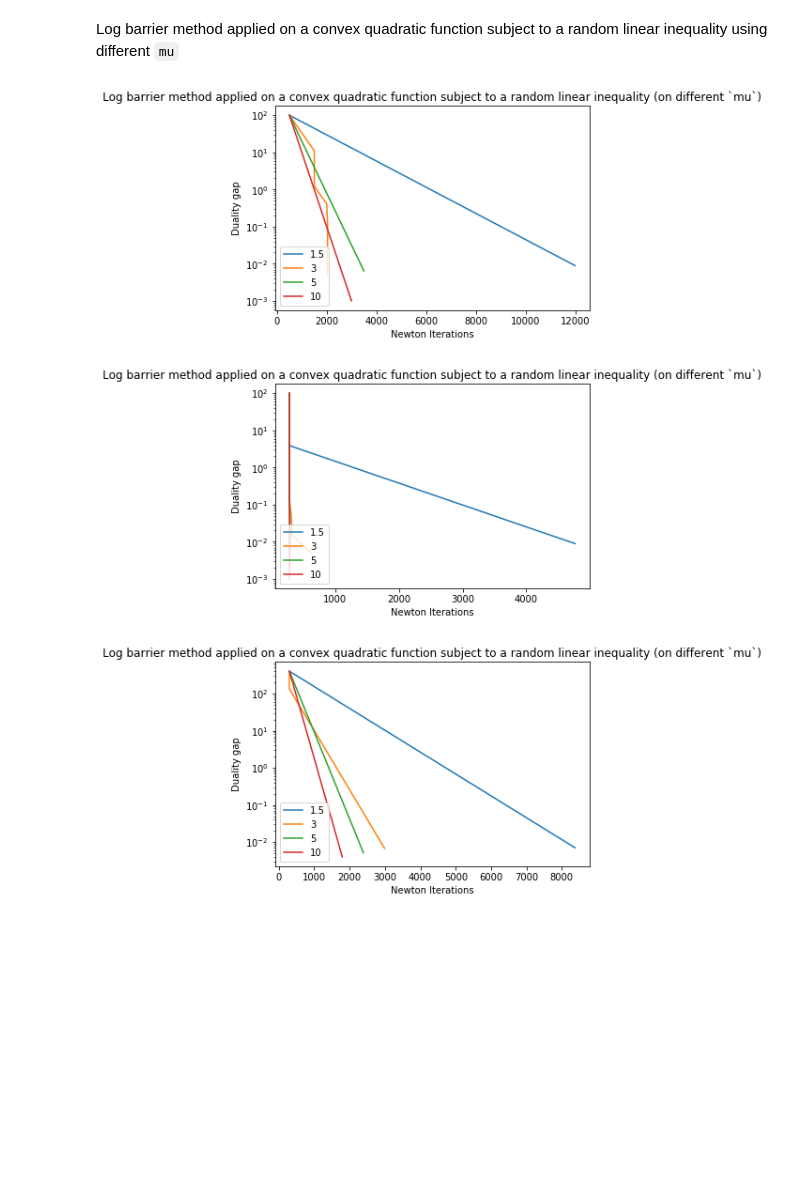
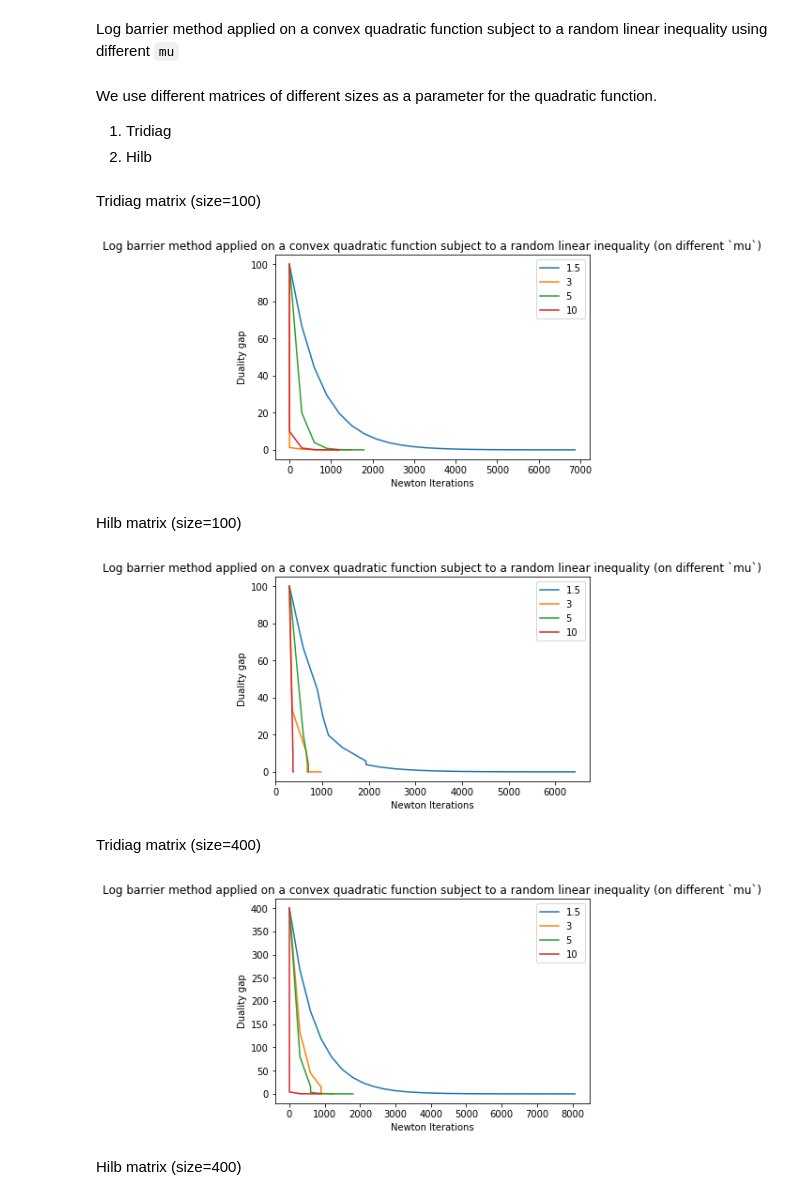
Before and after one commit to 1997alireza/Optimization, a Jupyter notebook: HW3/q2.ipynb, the cells around one changed output. Saved outputs shown, nothing was run; the diff lists cells and outputs as text; code cells hidden in the pictures; blank space fills up the shorter version.

```diff
--- a/HW3/q2.ipynb
+++ b/HW3/q2.ipynb
@@ -2,6 +2,10 @@
 #Log barrier method
 # %% [markdown]
 Log barrier method applied on a convex quadratic function subject to a random linear inequality using different `mu`
+# %% [markdown]
+We use different matrices of different sizes as a parameter for the quadratic function.
+1. Tridiag
+2. Hilb
 # %%
 from HW3.log_barrier import barrier_method
 from HW3.matrices import *
@@ -13,6 +17,8 @@ n = 100
 b = np.ones(n)
 P = np.random.rand(n, n)
 q = np.random.rand(n, 1) + np.ones([n, 1])
+# %% [markdown]
+Tridiag matrix (size=100)
 # %%
 A = tridiag(size=n)
 
@@ -23,15 +29,16 @@ for mu in [1.5, 3, 5, 10]:
     _, newton_iters, gaps = barrier_method(quadratic_provider, P, q, mu=mu)
     plt.plot(newton_iters, gaps, label=mu)
 
-plt.legend(loc='lower left')
-plt.yscale('log')
+plt.legend(loc='upper right')
 plt.xlabel('Newton Iterations')
 plt.ylabel('Duality gap')
 plt.title('Log barrier method applied on a convex quadratic function subject to a random linear inequality '
           '(on different `mu`)')
 plt.show()
 # %% [output]
-[figure, old version]
+[figure, new version]
+# %% [markdown]
+Hilb matrix (size=100)
 # %%
 A = hilb(size=n)
 
@@ -42,39 +49,41 @@ for mu in [1.5, 3, 5, 10]:
     _, newton_iters, gaps = barrier_method(quadratic_provider, P, q, mu=mu)
     plt.plot(newton_iters, gaps, label=mu)
 
-plt.legend(loc='lower left')
-plt.yscale('log')
+plt.legend(loc='upper right')
 plt.xlabel('Newton Iterations')
 plt.ylabel('Duality gap')
 plt.title('Log barrier method applied on a convex quadratic function subject to a random linear inequality '
           '(on different `mu`)')
 plt.show()
 # %% [output]
-[figure, old version]
+[figure, new version]
 # %%
 n = 400
 b = np.ones(n)
 P = np.random.rand(n, n)
 q = np.random.rand(n, 1) + np.ones([n, 1])
+# %% [markdown]
+Tridiag matrix (size=400)
 # %%
 A = tridiag(size=n)
 
 quadratic_provider = QuadraticFunctionProvider(A, b)
 
 for mu in [1.5, 3, 5, 10]:
 
     _, newton_iters, gaps = barrier_method(quadratic_provider, P, q, mu=mu)
     plt.plot(newton_iters, gaps, label=mu)
 
-plt.legend(loc='lower left')
-plt.yscale('log')
+plt.legend(loc='upper right')
 plt.xlabel('Newton Iterations')
 plt.ylabel('Duality gap')
 plt.title('Log barrier method applied on a convex quadratic function subject to a random linear inequality '
           '(on different `mu`)')
 plt.show()
 # %% [output]
-[figure, old version]
+[figure, new version]
+# %% [markdown]
+Hilb matrix (size=400)
 # %%
 A = hilb(size=n)
 
```
Also changed, not shown: parts of 1 cell of this notebook, 2 other files.
